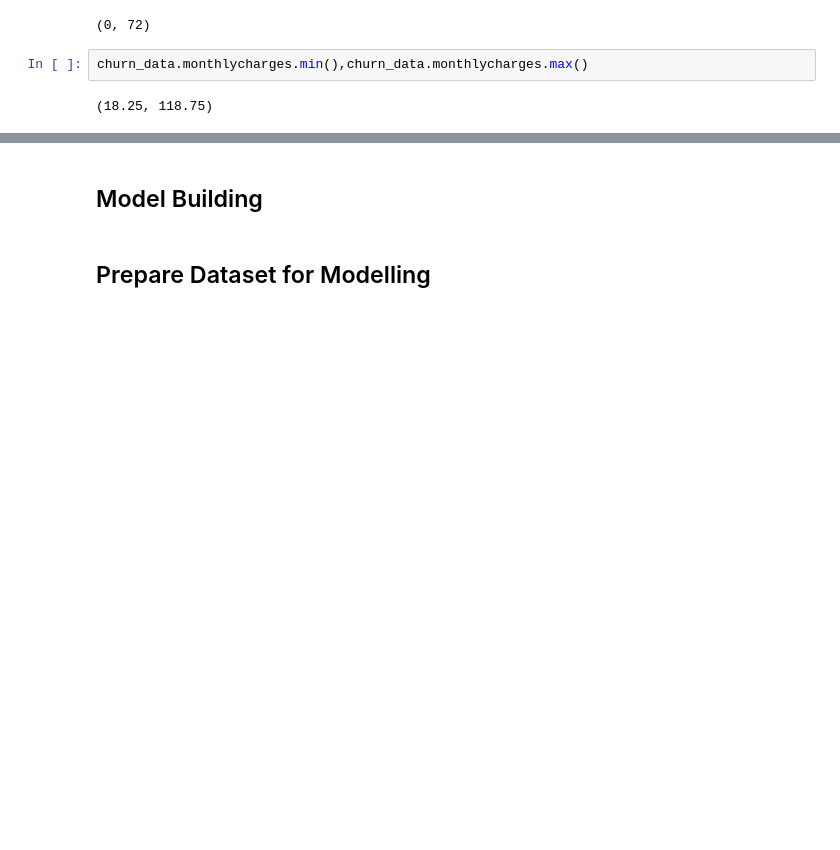
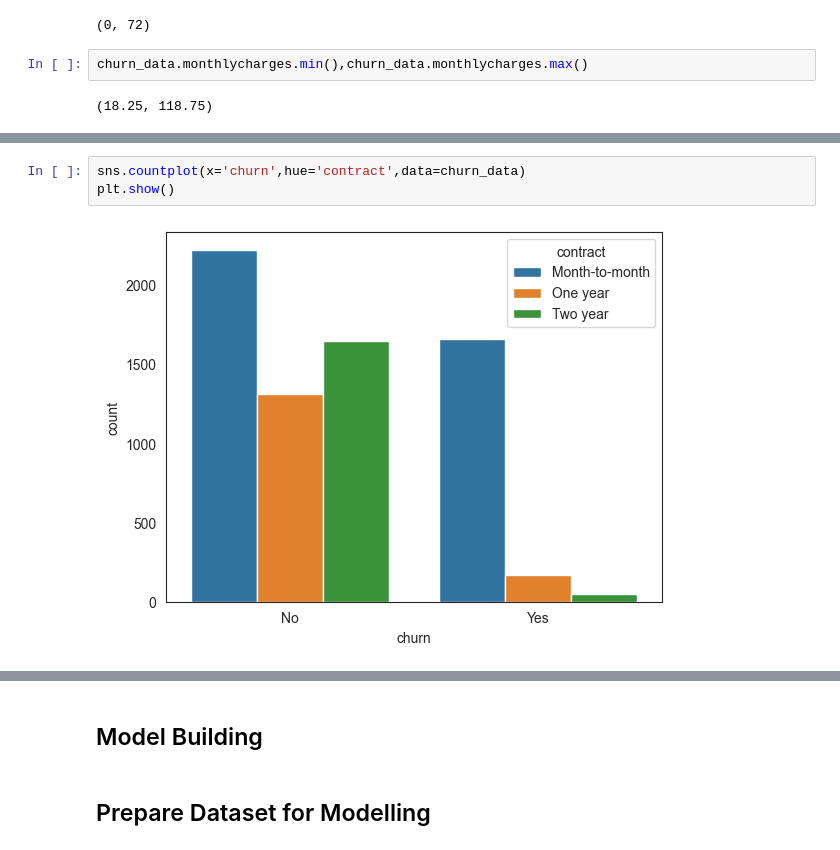
Before and after one commit to gkadeoti/tesco_customer_churn, a Jupyter notebook: experimentation.ipynb, the cells around one changed output, grey strips where cells are left out. Drawn from its saved outputs; the diff is of its cells as text; blank space fills up the shorter version.

```diff
--- a/experimentation.ipynb
+++ b/experimentation.ipynb
@@ -218,0 +294,5 @@ churn_data.totalcharges.min(),churn_data.totalcharges.max()
+# %%
+sns.countplot(x='churn',hue='contract',data=churn_data)
+plt.show()
+# %% [output]
+[figure, added]
```
Also changed, not shown: parts of 57 cells of this notebook, 1 other file.
